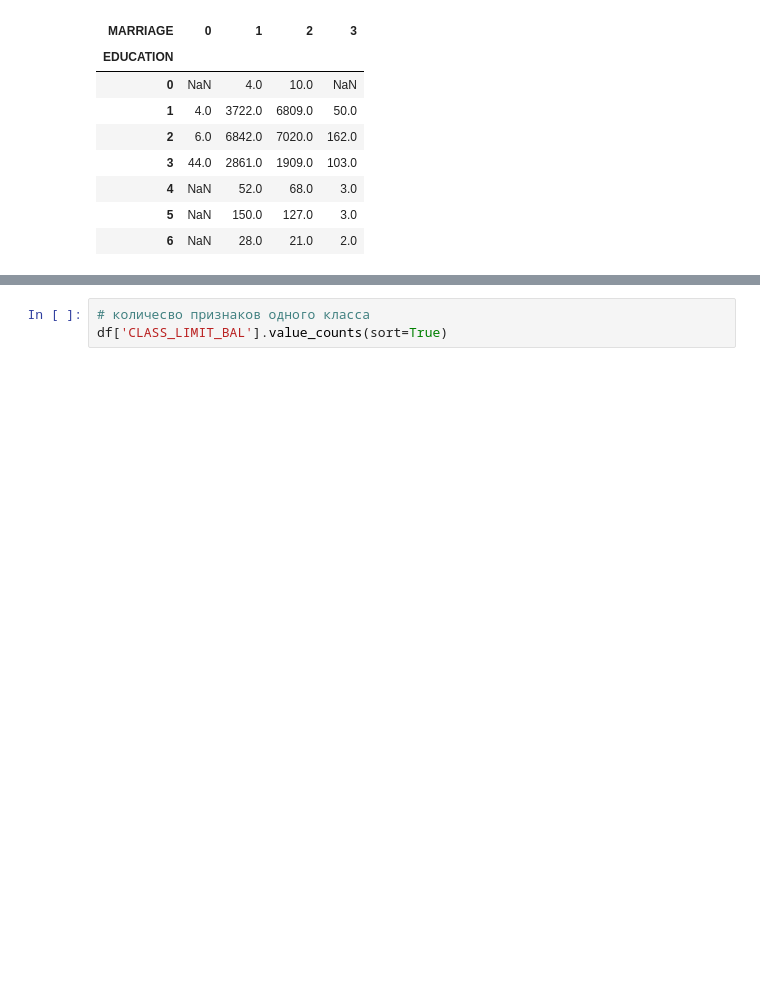
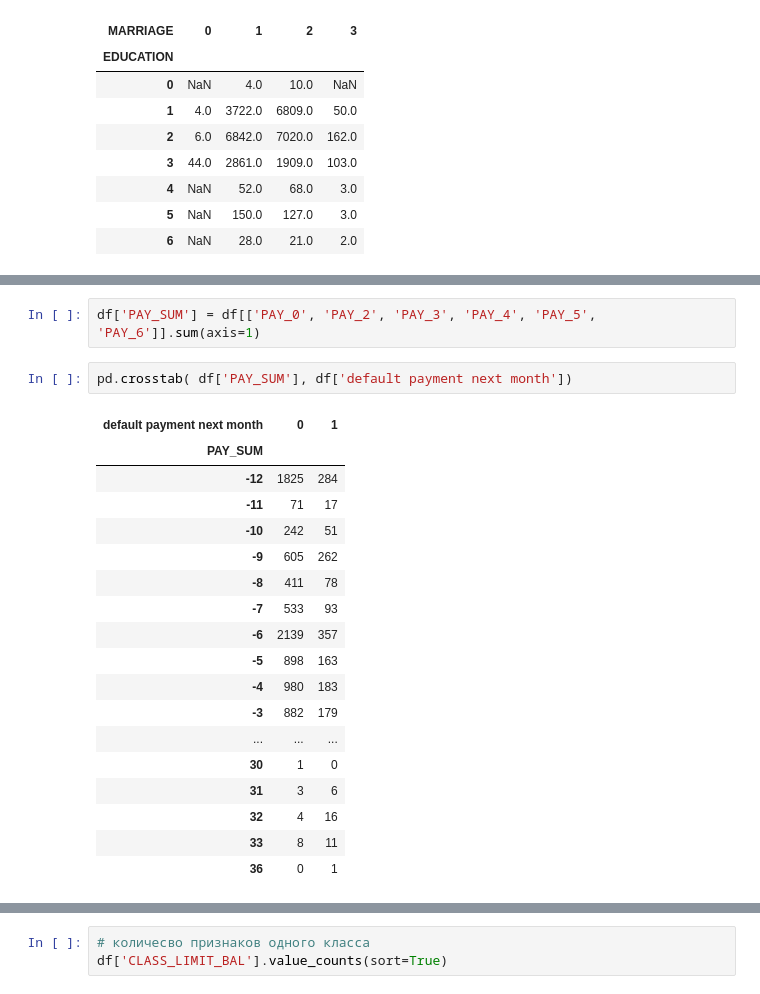
Before and after one commit to ProSerg/SkillFactory, a Jupyter notebook: ML/sfml/hw_01/hw1-task.ipynb, the cells around one changed output, grey strips where cells are left out. Saved outputs shown, nothing was run; the diff lists cells and outputs as text; blank space fills up the shorter version.

```diff
--- a/ML/sfml/hw_01/hw1-task.ipynb
+++ b/ML/sfml/hw_01/hw1-task.ipynb
@@ -165,3 +155,26 @@ df['CLASS_LIMIT_BAL'] = df['LIMIT_BAL'].map(
+# %%
+df['PAY_SUM'] = df[['PAY_0', 'PAY_2', 'PAY_3', 'PAY_4', 'PAY_5', 'PAY_6']].sum(axis=1)
+# %%
+pd.crosstab( df['PAY_SUM'], df['default payment next month'])
+# %% [output]
+| default payment next month | 0 | 1 |
+| PAY_SUM |  |  |
+| -12 | 1825 | 284 |
+| -11 | 71 | 17 |
+| -10 | 242 | 51 |
+| -9 | 605 | 262 |
+| -8 | 411 | 78 |
+| -7 | 533 | 93 |
+| -6 | 2139 | 357 |
+| -5 | 898 | 163 |
+| -4 | 980 | 183 |
+| -3 | 882 | 179 |
+| ... | ... | ... |
+| 30 | 1 | 0 |
+| 31 | 3 | 6 |
+| 32 | 4 | 16 |
+| 33 | 8 | 11 |
+| 36 | 0 | 1 |
 # %%
 # своводная таблица класс лимита и образования
 pd.crosstab( df['CLASS_LIMIT_BAL'], df['EDUCATION'], margins=True)
```
Also changed, not shown: parts of 6 cells of this notebook.
